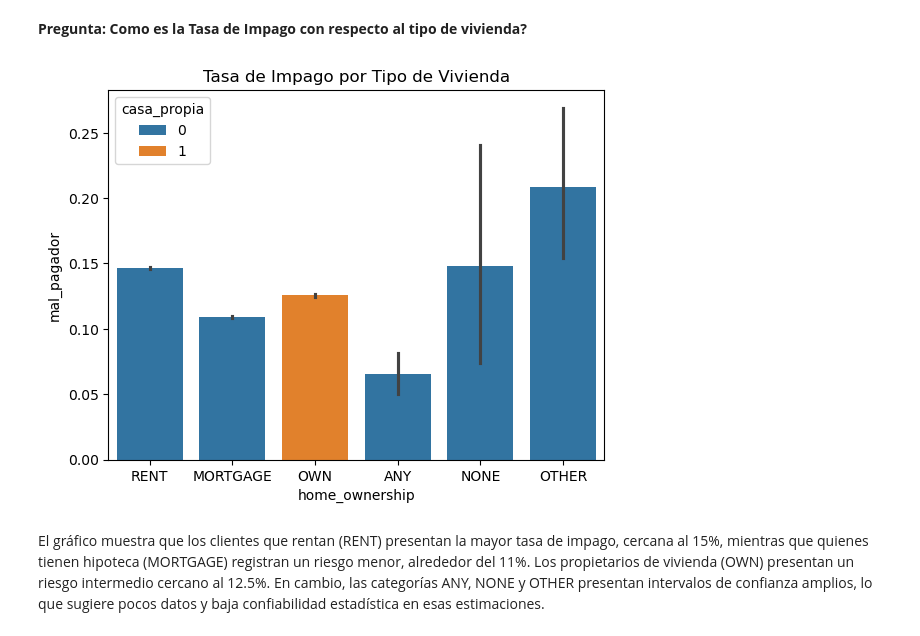
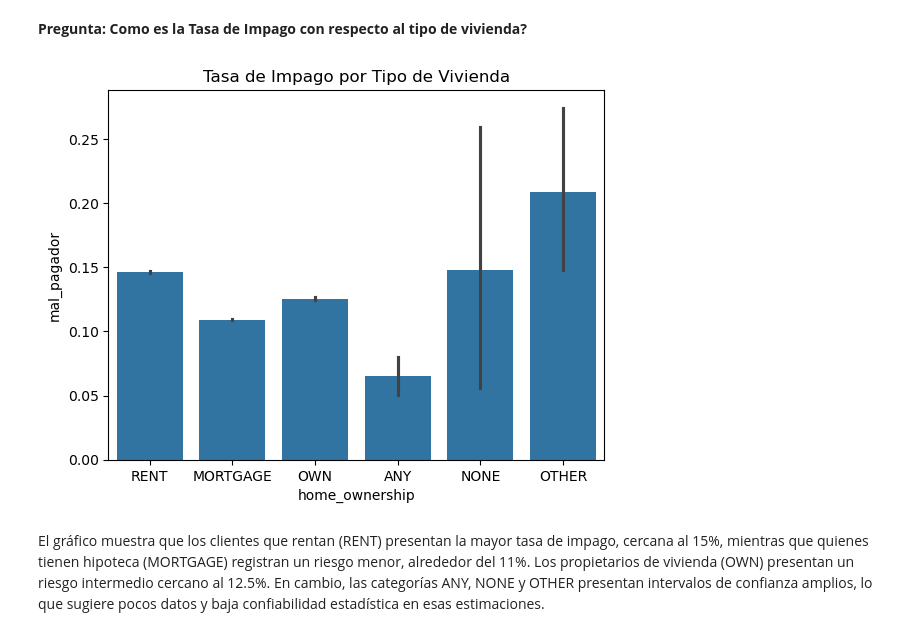
Before and after one commit to BryanTorresM/Proyecto_Produbanco, a Jupyter notebook: proyecto.ipynb, the cells around one changed output. Cells and saved outputs as stored; diff of their text form; code cells hidden in the pictures.

```diff
--- a/proyecto.ipynb
+++ b/proyecto.ipynb
@@ -318,11 +327,11 @@ El boxplot muestra que los buenos pagadores presentan ingresos medianos más alt
 **Pregunta: Como es la Tasa de Impago con respecto al tipo de vivienda?**
 # %%
 # Tasa de Impago por Tipo de Vivienda
-sns.barplot(data=df, x="home_ownership", y="mal_pagador", hue="casa_propia")
+sns.barplot(data=df, x="home_ownership", y="mal_pagador")
 plt.title("Tasa de Impago por Tipo de Vivienda")
 plt.show()
 # %% [output]
-[figure, old version]
+[figure, new version]
 # %% [markdown]
 El gráfico muestra que los clientes que rentan (RENT) presentan la mayor tasa de impago, cercana al 15%, mientras que quienes tienen hipoteca (MORTGAGE) registran un riesgo menor, alrededor del 11%. Los propietarios de vivienda (OWN) presentan un riesgo intermedio cercano al 12.5%. En cambio, las categorías ANY, NONE y OTHER presentan intervalos de confianza amplios, lo que sugiere pocos datos y baja confiabilidad estadística en esas estimaciones.
 # %% [markdown]
```
Also changed, not shown: parts of 2 cells of this notebook.
